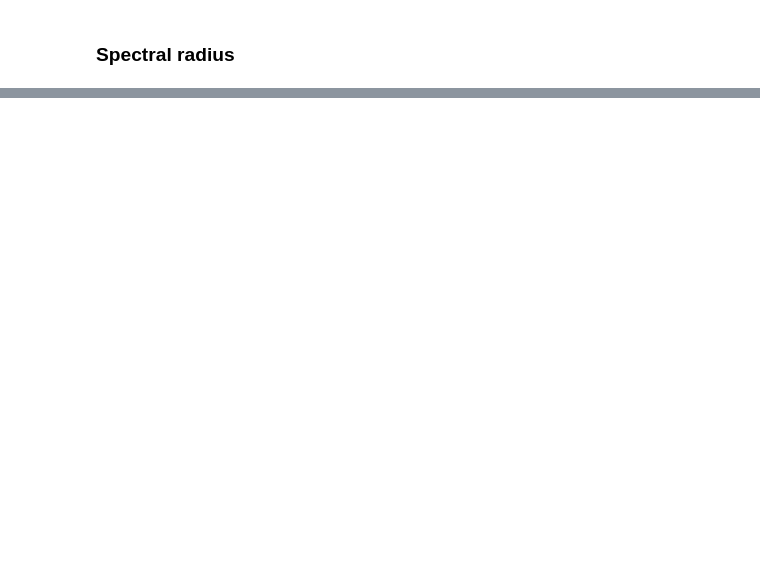
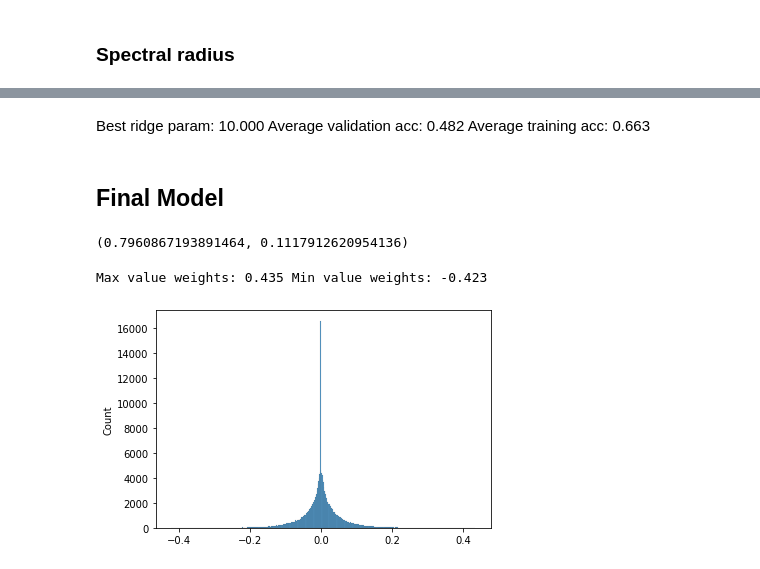
Before and after one commit to Rmko4/ML-Unfinished-Fugue, a Jupyter notebook: tune_esn.ipynb, the cells around one changed output, grey strips where cells are left out. Drawn from its saved outputs; the diff is of its cells as text; code cells hidden in the pictures; blank space fills up the shorter version.

```diff
--- a/tune_esn.ipynb
+++ b/tune_esn.ipynb
@@ -189,0 +351,2 @@ esn.determine_washout_time(u, y, 2, 30)
+# %% [markdown]
+Best ridge param: 10.000 Average validation acc: 0.482 Average training acc: 0.663
@@ -189,0 +355,22 @@ esn.determine_washout_time(u, y, 2, 30)
+# %% [markdown]
+## Final Model
+# %%
+RESERVOIR = 2000
+W_IN = 0.3
+BIAS = 0.9
+SP = 1.0
+LEAKING = 0.1
+WASHOUT_TIME = 140
+RIDGE_PARAM = 10
+# %%
+model = ESN(u.shape[1], y.shape[1], reservoir_size=RESERVOIR, W_in_scaling=W_IN,
+    bias_scaling=BIAS, spectral_radius=SP, leaking_rate=LEAKING, ridge_param=1,
+    ive=ive, ove=ove, washout_time=WASHOUT_TIME)
+model.fit(u, y)
+# %% [output]
+(0.7960867193891464, 0.1117912620954136)
+# %%
+model.plot_readout_weights()
+# %% [output]
+Max value weights: 0.435 Min value weights: -0.423
+[figure, added]
```
Also changed, not shown: parts of 30 cells of this notebook, 4 other files.
